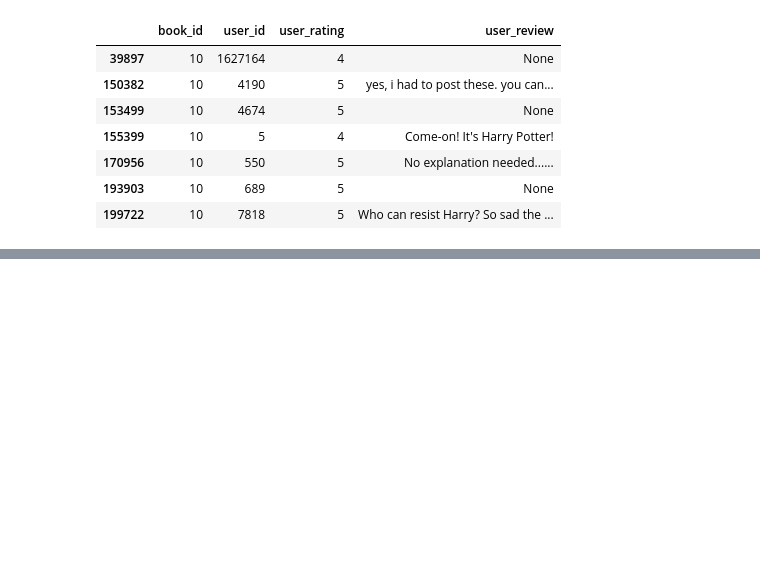
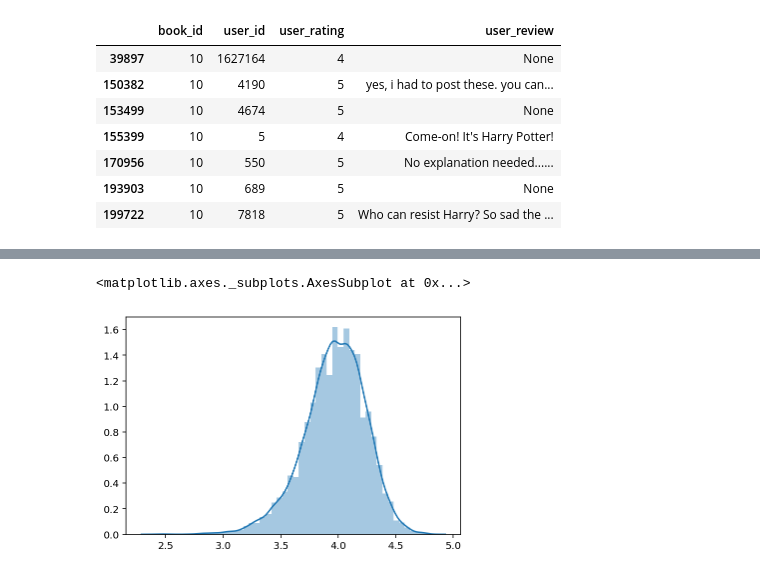
Before and after one commit to Stardust87/book-review-generator, a Jupyter notebook: modelling/Data Analysis.ipynb, the cells around one changed output, grey strips where cells are left out. Saved outputs shown, nothing was run; the diff lists cells and outputs as text; code cells hidden in the pictures; blank space fills up the shorter version.

```diff
--- a/modelling/Data Analysis.ipynb
+++ b/modelling/Data Analysis.ipynb
@@ -46,0 +110,5 @@ reviews_df[reviews_df['book_id'] == 10]
+# %%
+sns.distplot(books_df.average_rating.values, kde=True)
+# %% [output]
+<matplotlib.axes._subplots.AxesSubplot at 0x...>
+[figure, added]
```
Also changed, not shown: parts of 14 cells of this notebook, 1 other file.
